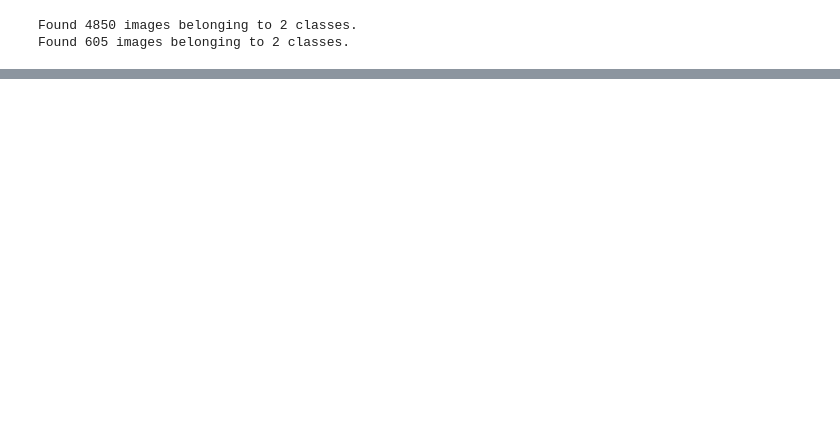
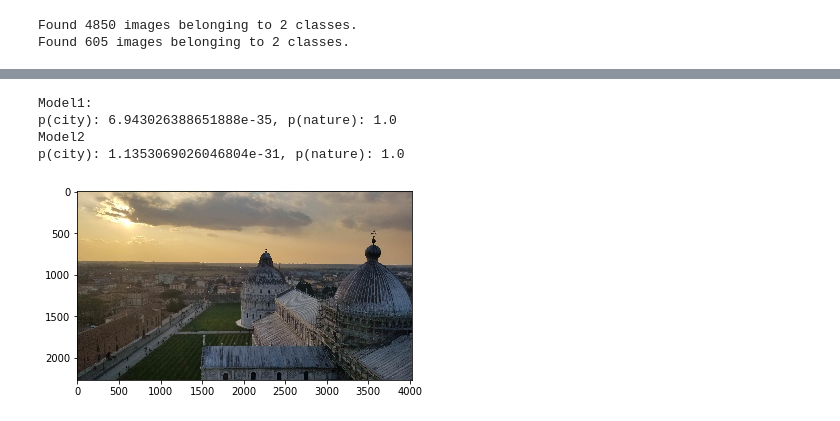
Before and after one commit to GougeC/Landscape_or_Cityscape, a Jupyter notebook: Landscape_Or_Cityscape.ipynb, the cells around one changed output, grey strips where cells are left out. Cells and saved outputs as stored; diff of their text form; code cells hidden in the pictures; blank space fills up the shorter version.

Commit message:
almost done, Inceptionv3 is broken for some reason

```diff
--- a/Landscape_Or_Cityscape.ipynb
+++ b/Landscape_Or_Cityscape.ipynb
@@ -230,0 +220,13 @@ show_and_predict('images/test/earthporn_3_10/image259.jpg',iv3_model,'inception_
+# %%
+iv3_model1 = create_model1(IV3)
+iv3_model2 = create_model2(IV3)
+# %%
+data_gen = ImageDataGenerator(shear_range= 0.2,
+                                    zoom_range= 0.2,
+                                    horizontal_flip= True,
+                                    width_shift_range=0.2,
+                                    height_shift_range = 0.2,
+                                    preprocessing_function= project_utils.preprocess_IV3)
+
+train_generator = data_gen.flow_from_directory('./images/train', target_size= (224,224), class_mode= 'categorical')
+validation_generator = data_gen.flow_from_directory('./images/validation', target_size= (224,224), class_mode= 'categorical')
@@ -230,0 +236,8 @@ show_and_predict('images/test/earthporn_3_10/image259.jpg',iv3_model,'inception_
+# %%
+iv3_model1.compile(optimizer='rmsprop',loss = 'categorical_crossentropy',metrics = ['accuracy'])
+iv3_model1.fit_generator(generator = train_generator,
+                        epochs=20,
+                        steps_per_epoch= 20, #there are 32 images per step so this is 64 per epoch
+                        callbacks = [early_stopping],
+                        validation_data = validation_generator,
+                        validation_steps=10) #validation on 320 images
@@ -230,0 +264,8 @@ show_and_predict('images/test/earthporn_3_10/image259.jpg',iv3_model,'inception_
+# %%
+iv3_model2.compile(optimizer='rmsprop',loss = 'categorical_crossentropy',metrics = ['accuracy'])
+iv3_model2.fit_generator(generator = train_generator,
+                        epochs=20,
+                        steps_per_epoch= 20, #there are 32 images per step so this is 64 per epoch
+                        callbacks = [early_stopping],
+                        validation_data = validation_generator,
+                        validation_steps=10) #validation on 320 images
@@ -230,0 +325,8 @@ show_and_predict('images/test/earthporn_3_10/image259.jpg',iv3_model,'inception_
+# %%
+show_and_predict('images/test/cityporn_3_10/image39.jpg',iv3_model1,iv3_model2,'inception_v3')
+# %% [output]
+Model1:
+p(city): 6.943026388651888e-35, p(nature): 1.0
+Model2
+p(city): 1.1353069026046804e-31, p(nature): 1.0
+[figure, added]
```
Also changed, not shown: parts of 52 cells of this notebook, 1 other file.
